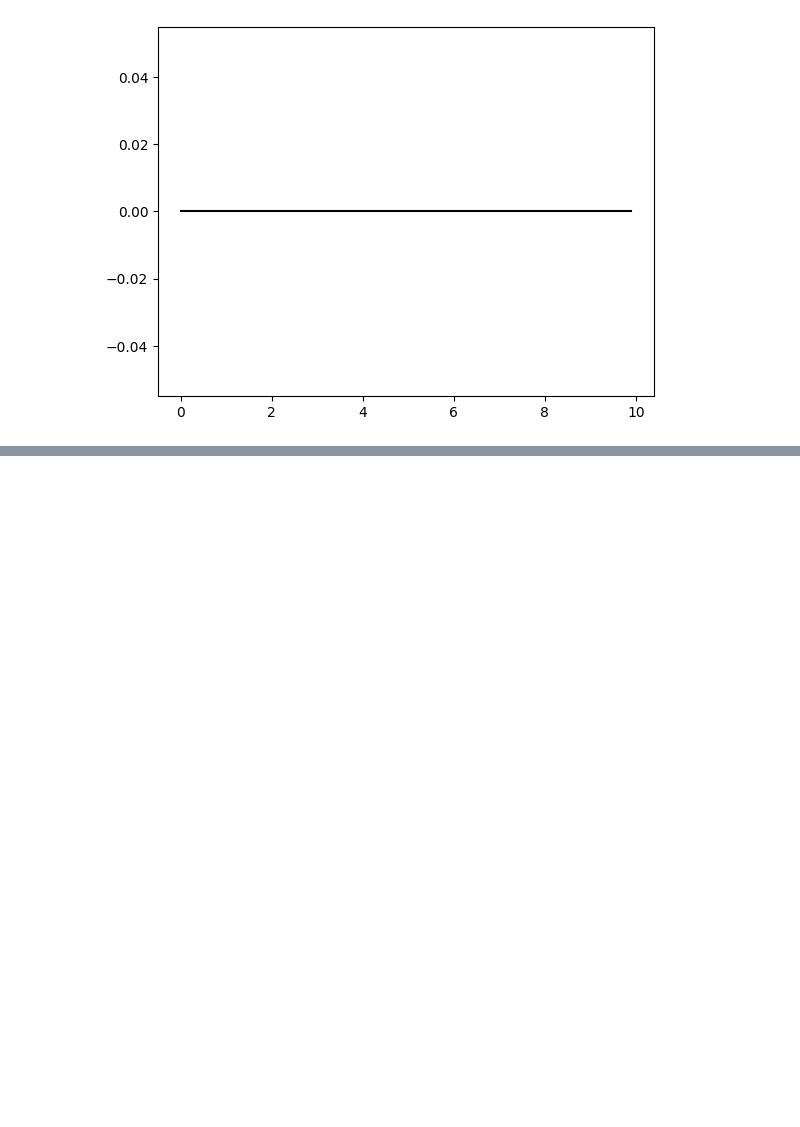
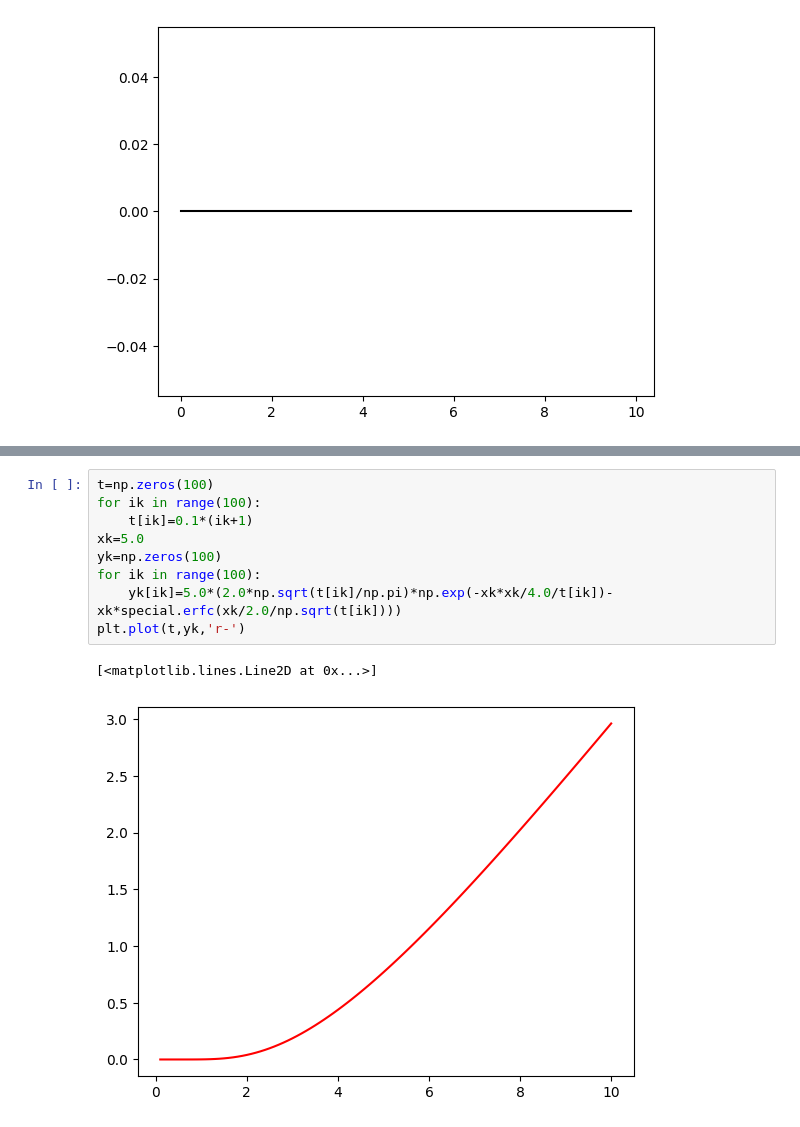
Before and after one commit to Jiayu-Fang/Trefftz-Pump, a Jupyter notebook: localized_Trefftz.ipynb, the cells around one changed output, grey strips where cells are left out. Drawn from its saved outputs; the diff is of its cells as text; blank space fills up the shorter version.

```diff
--- a/localized_Trefftz.ipynb
+++ b/localized_Trefftz.ipynb
@@ -299,0 +303,12 @@ plt.plot(t,tk,'k-')
+# %%
+t=np.zeros(100)
+for ik in range(100):
+    t[ik]=0.1*(ik+1)
+xk=5.0
+yk=np.zeros(100)
+for ik in range(100):
+    yk[ik]=5.0*(2.0*np.sqrt(t[ik]/np.pi)*np.exp(-xk*xk/4.0/t[ik])-xk*special.erfc(xk/2.0/np.sqrt(t[ik])))
+plt.plot(t,yk,'r-')
+# %% [output]
+[<matplotlib.lines.Line2D at 0x...>]
+[figure, added]
```
Also changed, not shown: parts of 5 cells of this notebook.
